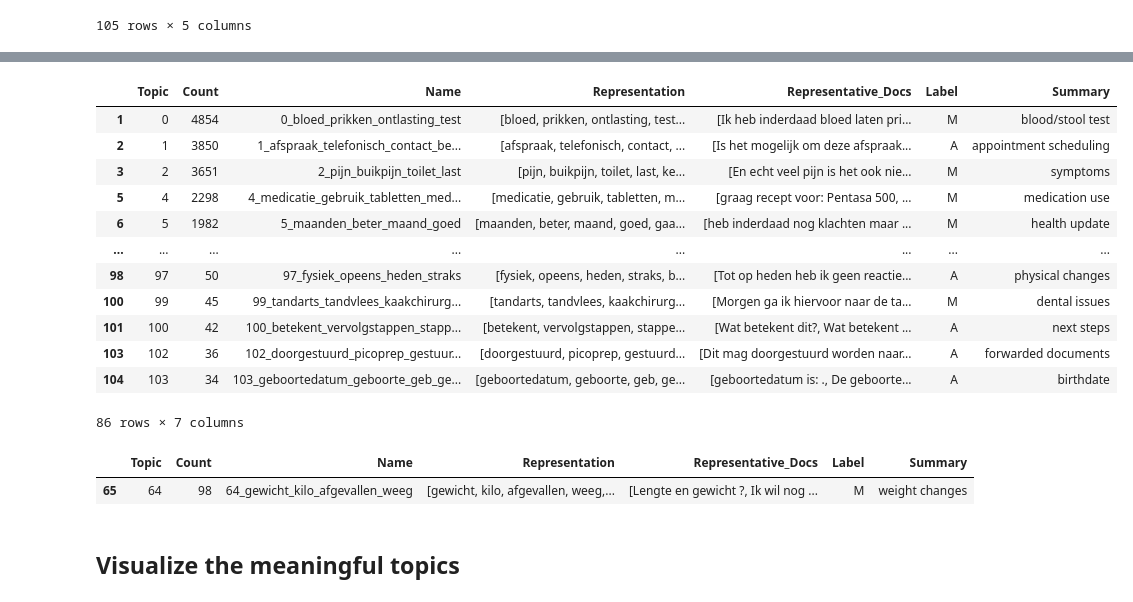
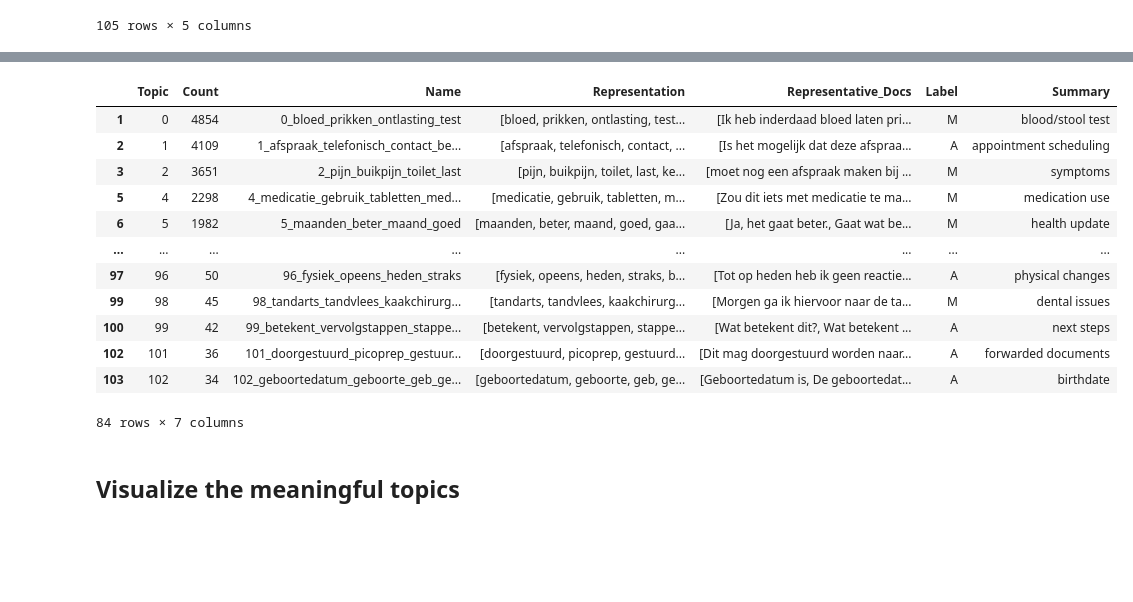
Before and after one commit to MaastrichtU-CDS/MyIBDcoachNLP, a Jupyter notebook: notebooks/analysis_of_sentences/sentencetransformer_new_input.ipynb, the cells around one changed output, grey strips where cells are left out. Drawn from its saved outputs; the diff is of its cells as text; code cells hidden in the pictures; blank space fills up the shorter version.

```diff
--- a/notebooks/analysis_of_sentences/sentencetransformer_new_input.ipynb
+++ b/notebooks/analysis_of_sentences/sentencetransformer_new_input.ipynb
@@ -1254,0 +1241,4 @@ labeled_topic_info_merged.head()
+# %%
+topic_model.merge_topics(sentences, [[1, 29]])
+topic_info_new = topic_model.get_topic_info()
+len(topic_info_new)
@@ -1254,0 +1247,4 @@ labeled_topic_info_merged.head()
+# %%
+
+labeled_topic_info_merged = topic_info_new
+labeled_topic_info_merged.head()
@@ -1256,24 +1259,19 @@ labeled_topic_info_merged.head()
 non_informative_topics = topic_info_after_merge["Topic"][topic_info_after_merge["Summary"] == "other"].to_list()
 non_informative_topics
 # %%
-final_meaningful_topic_info = topic_info_after_merge[topic_info_after_merge["Summary"] != "other"][1:]
+final_meaningful_topic_info = labeled_topic_info_merged[labeled_topic_info_merged["Summary"] != "other"][1:]
 final_meaningful_topic_info
 # %% [output]
 |  | Topic | Count | Name | Representation | Representative_Docs | Label | Summary |
 | 1 | 0 | 4854 | 0_bloed_prikken_ontlasting_test | [bloed, prikken, ontlasting, test... | [Ik heb inderdaad bloed laten pri... | M | blood/stool test |
-| 2 | 1 | 3850 | 1_afspraak_telefonisch_contact_be... | [afspraak, telefonisch, contact, ... | [Is het mogelijk om deze afspraak... | A | appointment scheduling |
-| 3 | 2 | 3651 | 2_pijn_buikpijn_toilet_last | [pijn, buikpijn, toilet, last, ke... | [En echt veel pijn is het ook nie... | M | symptoms |
-| 5 | 4 | 2298 | 4_medicatie_gebruik_tabletten_med... | [medicatie, gebruik, tabletten, m... | [graag recept voor: Pentasa 500, ... | M | medication use |
-| 6 | 5 | 1982 | 5_maanden_beter_maand_goed | [maanden, beter, maand, goed, gaa... | [heb inderdaad nog klachten maar ... | M | health update |
+| 2 | 1 | 4109 | 1_afspraak_telefonisch_contact_be... | [afspraak, telefonisch, contact, ... | [Is het mogelijk dat deze afspraa... | A | appointment scheduling |
+| 3 | 2 | 3651 | 2_pijn_buikpijn_toilet_last | [pijn, buikpijn, toilet, last, ke... | [moet nog een afspraak maken bij ... | M | symptoms |
+| 5 | 4 | 2298 | 4_medicatie_gebruik_tabletten_med... | [medicatie, gebruik, tabletten, m... | [Zou dit iets met medicatie te ma... | M | medication use |
+| 6 | 5 | 1982 | 5_maanden_beter_maand_goed | [maanden, beter, maand, goed, gaa... | [Ja, het gaat beter., Gaat wat be... | M | health update |
 | ... | ... | ... | ... | ... | ... | ... | ... |
-| 98 | 97 | 50 | 97_fysiek_opeens_heden_straks | [fysiek, opeens, heden, straks, b... | [Tot op heden heb ik geen reactie... | A | physical changes |
-| 100 | 99 | 45 | 99_tandarts_tandvlees_kaakchirurg... | [tandarts, tandvlees, kaakchirurg... | [Morgen ga ik hiervoor naar de ta... | M | dental issues |
-| 101 | 100 | 42 | 100_betekent_vervolgstappen_stapp... | [betekent, vervolgstappen, stappe... | [Wat betekent dit?, Wat betekent ... | A | next steps |
-| 103 | 102 | 36 | 102_doorgestuurd_picoprep_gestuur... | [doorgestuurd, picoprep, gestuurd... | [Dit mag doorgestuurd worden naar... | A | forwarded documents |
-| 104 | 103 | 34 | 103_geboortedatum_geboorte_geb_ge... | [geboortedatum, geboorte, geb, ge... | [geboortedatum is: ., De geboorte... | A | birthdate |
+| 97 | 96 | 50 | 96_fysiek_opeens_heden_straks | [fysiek, opeens, heden, straks, b... | [Tot op heden heb ik geen reactie... | A | physical changes |
+| 99 | 98 | 45 | 98_tandarts_tandvlees_kaakchirurg... | [tandarts, tandvlees, kaakchirurg... | [Morgen ga ik hiervoor naar de ta... | M | dental issues |
+| 100 | 99 | 42 | 99_betekent_vervolgstappen_stappe... | [betekent, vervolgstappen, stappe... | [Wat betekent dit?, Wat betekent ... | A | next steps |
+| 102 | 101 | 36 | 101_doorgestuurd_picoprep_gestuur... | [doorgestuurd, picoprep, gestuurd... | [Dit mag doorgestuurd worden naar... | A | forwarded documents |
+| 103 | 102 | 34 | 102_geboortedatum_geboorte_geb_ge... | [geboortedatum, geboorte, geb, ge... | [Geboortedatum is, De geboortedat... | A | birthdate |
-86 rows × 7 columns
+84 rows × 7 columns
-# %%
-final_meaningful_topic_info[final_meaningful_topic_info["Name"].str.contains("wicht")]
-# %% [output]
-|  | Topic | Count | Name | Representation | Representative_Docs | Label | Summary |
-| 65 | 64 | 98 | 64_gewicht_kilo_afgevallen_weeg | [gewicht, kilo, afgevallen, weeg,... | [Lengte en gewicht ?, Ik wil nog ... | M | weight changes |
```
Also changed, not shown: parts of 24 cells of this notebook.
